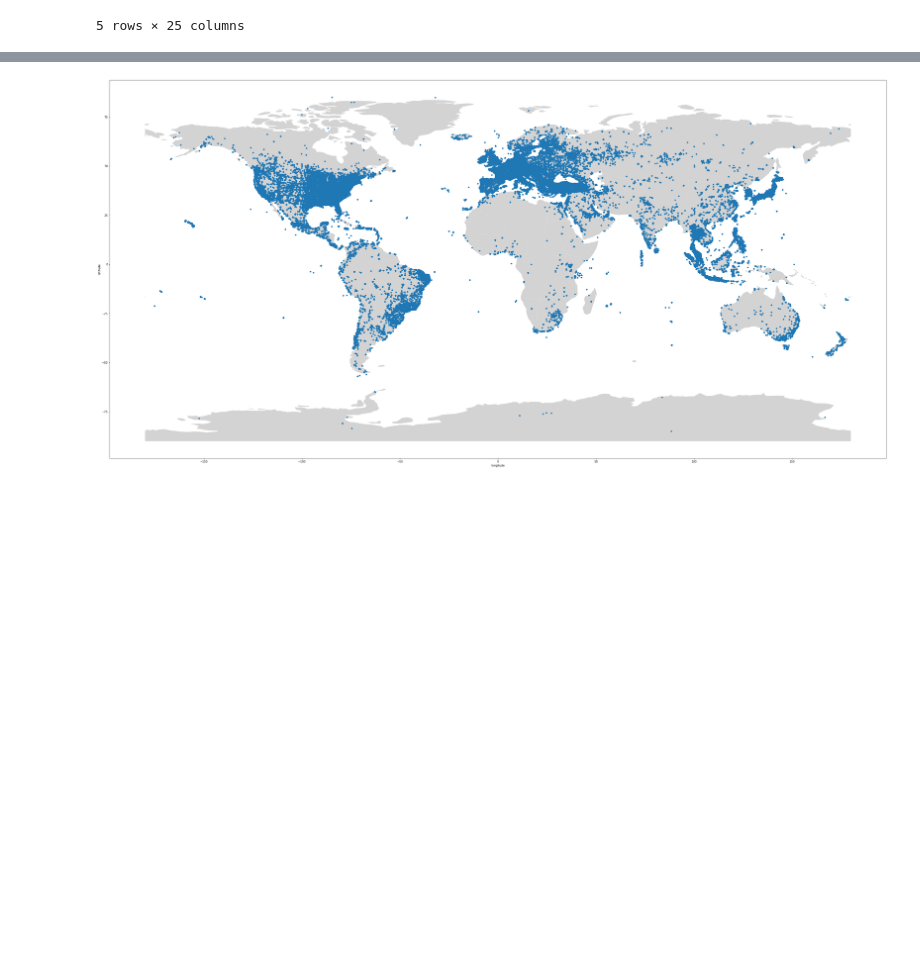
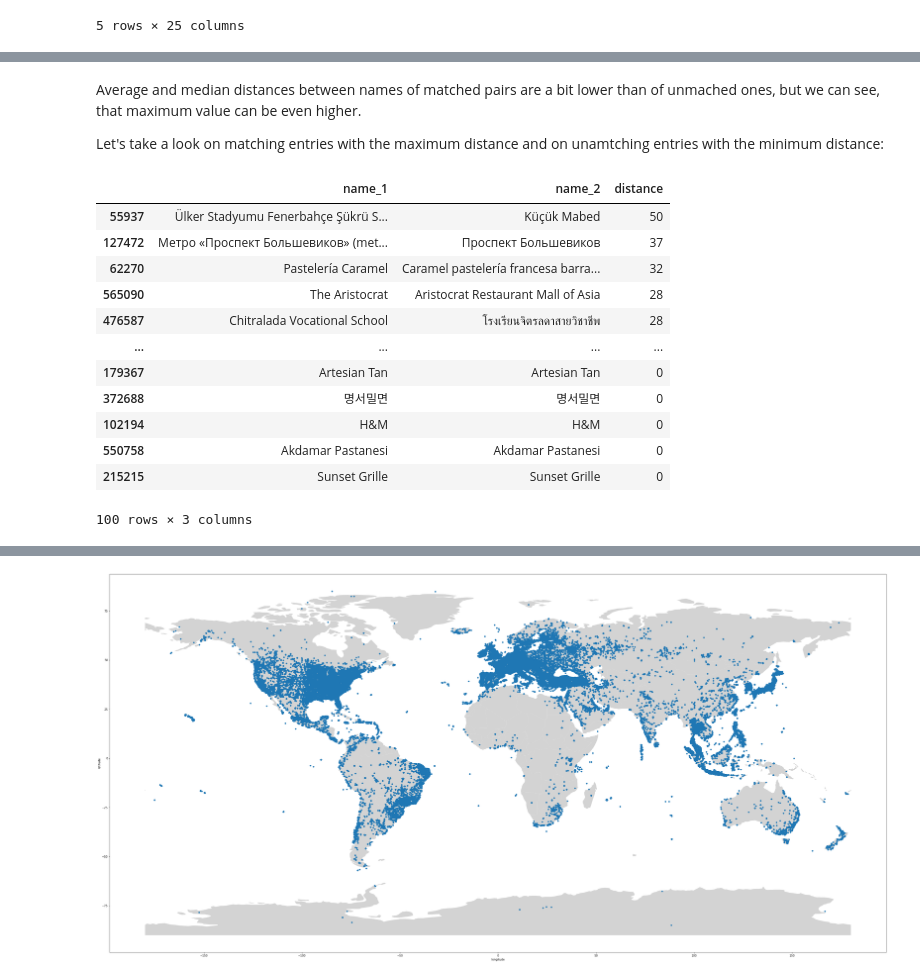
Before and after one commit to ParalogyX/Foursquare_Location_Matching, a Jupyter notebook: first_notebook.ipynb, the cells around one changed output, grey strips where cells are left out. Cells and saved outputs as stored; diff of their text form; code cells hidden in the pictures; blank space fills up the shorter version.

```diff
--- a/first_notebook.ipynb
+++ b/first_notebook.ipynb
@@ -324,0 +366,16 @@ df_pairs[is_in_list].head()
+# %%
+# Compare distances between the same POI name field and different one
+
+# Take 100 matching records from df_pairs and check distances between id_1 and id_2
+matching_sample = df_pairs[df_pairs['match']].sample(100, random_state=42)[['name_1', 'name_2']]
+
+# compare names in each record and add it to list
+matching_names_distances = []
+for index, rec in matching_sample.iterrows():
+    matching_names_distances.append(Levenshtein.distance(rec['name_1'], rec['name_2']))
+
+# Do the same for unmaching records
+unmatching_sample = df_pairs[~df_pairs['match']].sample(100, random_state=42)[['name_1', 'name_2']]
+unmatching_names_distances = []
+for index, rec in unmatching_sample.iterrows():
+    unmatching_names_distances.append(Levenshtein.distance(rec['name_1'], rec['name_2']))
@@ -324,0 +407,23 @@ df_pairs[is_in_list].head()
+# %% [markdown]
+Average and median distances between names of matched pairs are a bit lower than of unmached ones, but we can see, that maximum value can be even higher.
+
+Let's take a look on matching entries with the maximum distance and on unamtching entries with the minimum distance:
+# %%
+matching_sample['distance'] = matching_names_distances
+unmatching_sample['distance'] = unmatching_names_distances
+pd.set_option('max_colwidth', 60)
+matching_sample.sort_values('distance', ascending=False)
+# %% [output]
+|  | name_1 | name_2 | distance |
+| 55937 | Ülker Stadyumu Fenerbahçe Şükrü S... | Küçük Mabed | 50 |
+| 127472 | Метро «Проспект Большевиков» (met... | Проспект Большевиков | 37 |
+| 62270 | Pastelería Caramel | Caramel pastelería francesa barra... | 32 |
+| 565090 | The Aristocrat | Aristocrat Restaurant Mall of Asia | 28 |
+| 476587 | Chitralada Vocational School | โรงเรียนจิตรลดาสายวิชาชีพ | 28 |
+| ... | ... | ... | ... |
+| 179367 | Artesian Tan | Artesian Tan | 0 |
+| 372688 | 명서밀면 | 명서밀면 | 0 |
+| 102194 | H&M | H&M | 0 |
+| 550758 | Akdamar Pastanesi | Akdamar Pastanesi | 0 |
+| 215215 | Sunset Grille | Sunset Grille | 0 |
+100 rows × 3 columns
```
Also changed, not shown: parts of 16 cells of this notebook.
